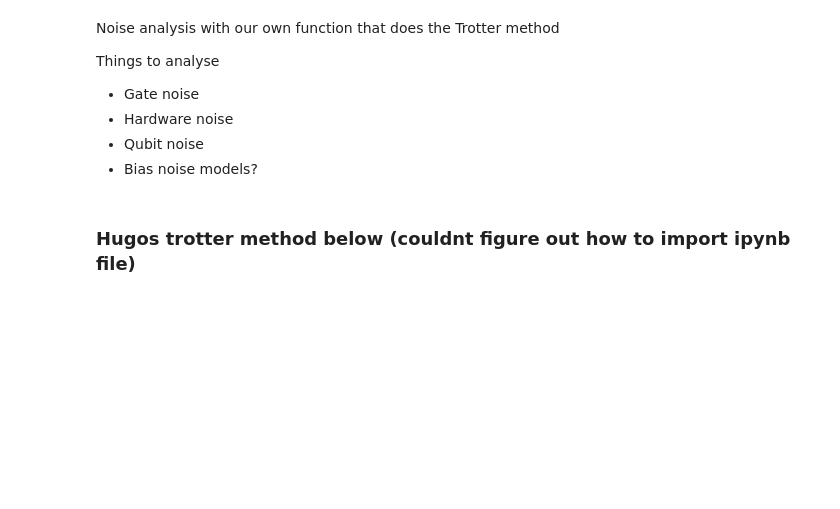
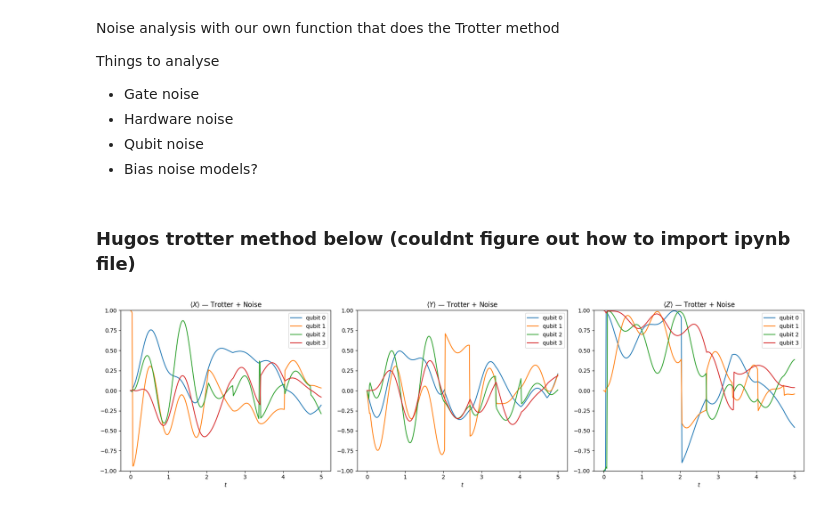
Before and after one commit to laramt04/Time-Evolution-QC-Project, a Jupyter notebook: LaraNoiseOurTrotter.ipynb, the cells around one changed output. Saved outputs shown, nothing was run; the diff lists cells and outputs as text; code cells hidden in the pictures; blank space fills up the shorter version.

Commit message:
noise update again

```diff
--- a/LaraNoiseOurTrotter.ipynb
+++ b/LaraNoiseOurTrotter.ipynb
@@ -120,55 +122,53 @@ def first_order_trotter(H, t, n_steps, num_qubits=None):
         trotter_step_1st_order(qc, H, dt)
     return qc
 
+
 def trotter_with_noise(L, Jz, steps, t_tot, error_rate=0.01, allzeros=True):
-        """
-        First-order Trotter evolution with a depolarising noise model.
-
-        :param L:          (int)   number of qubits
-        :param Jz:         (float) anisotropy parameter
-        :param steps:      (int)   Trotter steps
-        :param t_tot:      (float) total time
-        :param error_rate: (float) depolarising error per 2-qubit gate
-        :param allzeros:   (bool)  initial state choice for Jz>1
-        :returns:          list of statevector arrays at each step
-        """
         H  = hamiltonian1(L, Jz)
         dt = t_tot / steps
 
-        # Noise model: depolarising on 2-qubit gates
         noise_model = NoiseModel()
         error_2q    = depolarizing_error(error_rate, 2)
         noise_model.add_all_qubit_quantum_error(error_2q, ['cx'])
 
         psi0 = initialise(Jz, L, allzeros=allzeros, rotate_middle=True)
-        qc   = QuantumCircuit(L)
-        qc.initialize(psi0.data)
 
         simulator = AerSimulator(method='statevector', noise_model=noise_model)
         states    = [np.array(psi0)]
+        current_sv = np.array(psi0)
+
+        # Build and transpile a single Trotter step once
+        qc_step = QuantumCircuit(L)
+        trotter_step_1st_order(qc_step, H, dt)
+        qc_step = transpile(qc_step, simulator)
 
         for _ in range(steps):
-            trotter_step_1st_order(qc, H, dt)
-            qc_run = qc.copy()
+            qc_run = QuantumCircuit(L)
+            qc_run.initialize(current_sv)
+            qc_run = qc_run.compose(qc_step)
             qc_run.save_statevector()
             result = simulator.run(qc_run).result()
-            states.append(result.get_statevector().data)
+            current_sv = result.get_statevector().data
+            states.append(current_sv)
 
         return states
+
 
 L, Jz, steps, t_tot = 4, -1.1, 300, 5.0
 noisy_states = trotter_with_noise(L, Jz, steps, t_tot, error_rate=0.005)
 t_values     = np.arange(len(noisy_states)) * (t_tot / steps)
 
 fig, axes = plt.subplots(1, 3, figsize=(18, 5))
 for ax, pauli_mat, label in zip(axes, [pauli_x, pauli_y, pauli_z], ['X','Y','Z']):
     for q in range(L):
         obs  = observable_matrix(L, q, pauli_mat)
         vals = [expectation_value(psi, obs) for psi in noisy_states]
         ax.plot(t_values, vals, label=f'qubit {q}')
     ax.set_title(rf'$\langle {label} \rangle$ — Trotter + Noise')
     ax.set_xlabel(r'$t$')
     ax.set_ylim(-1, 1)
     ax.legend()
 plt.tight_layout()
 plt.show()
+# %% [output]
+[figure, added]
```
Also changed, not shown: parts of 1 cell of this notebook.
